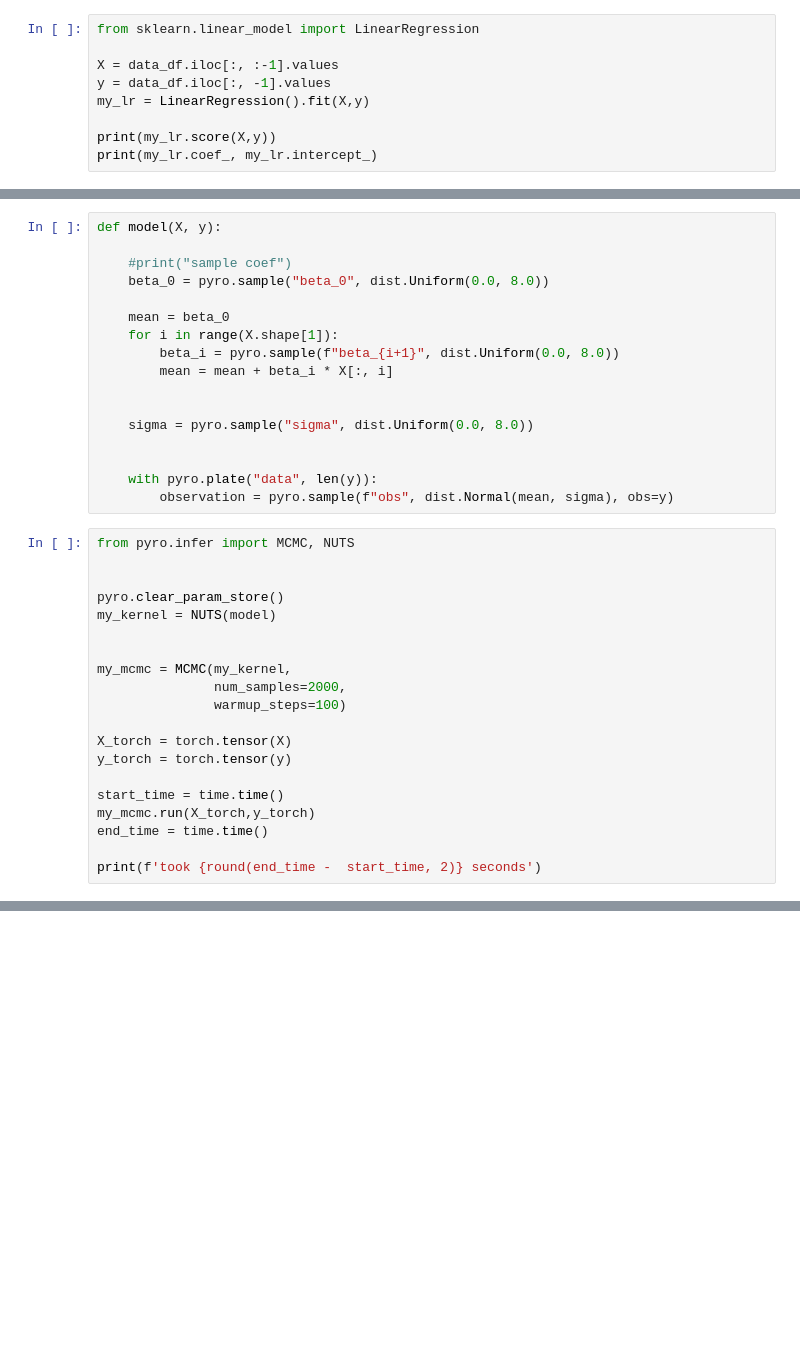
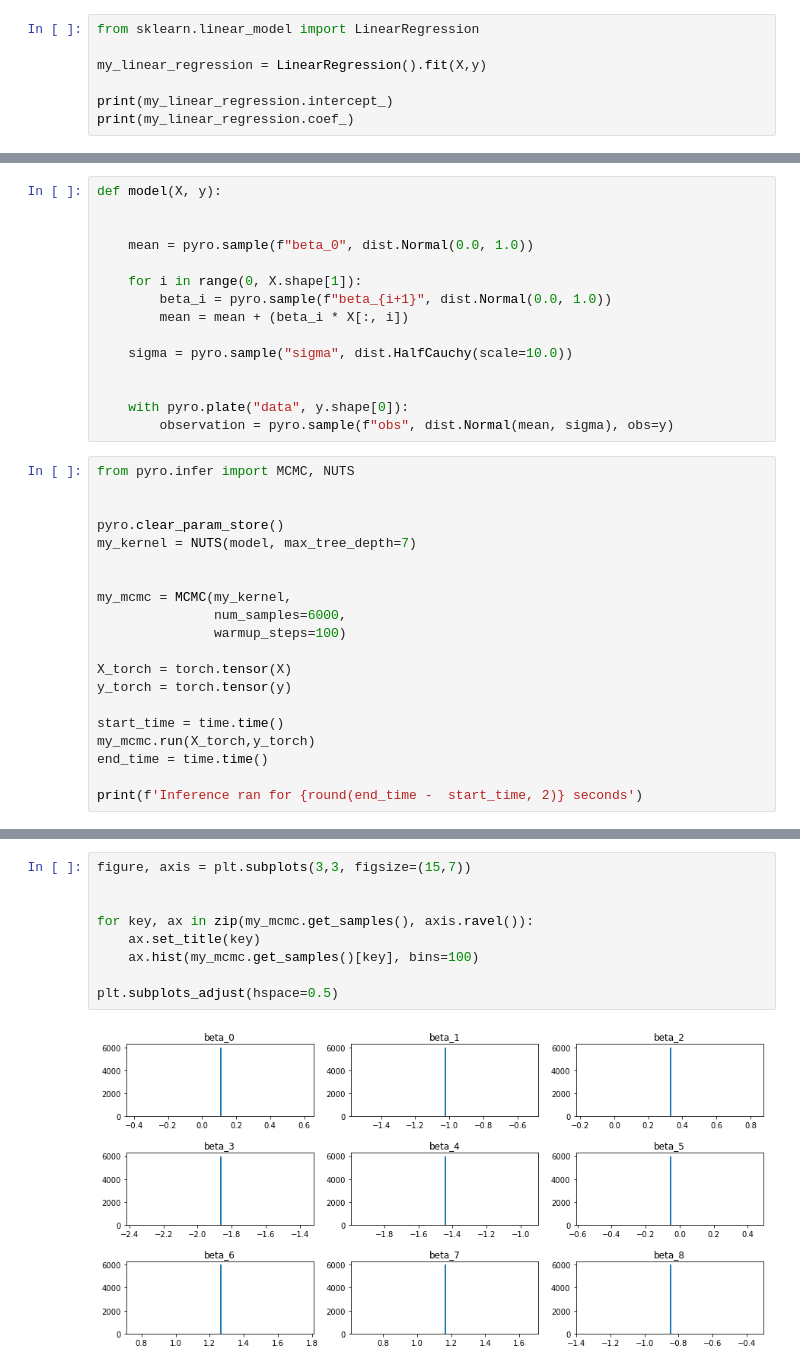
Before and after one commit to bshabashFD/Project-Chronos, a Jupyter notebook: Pyro Tutorial Linear Regression/Pyro Linear Regression.ipynb, the cells around one changed output, grey strips where cells are left out. Saved outputs shown, nothing was run; the diff lists cells and outputs as text; blank space fills up the shorter version.

Commit message:
MCMC works much better with scaled data, experimenting with that

```diff
--- a/Pyro Tutorial Linear Regression/Pyro Linear Regression.ipynb
+++ b/Pyro Tutorial Linear Regression/Pyro Linear Regression.ipynb
@@ -45,10 +27,8 @@ for col in data_df.iloc[:, :-1]:
 # %%
 from sklearn.linear_model import LinearRegression
 
-X = data_df.iloc[:, :-1].values
-y = data_df.iloc[:, -1].values
-my_lr = LinearRegression().fit(X,y)
+my_linear_regression = LinearRegression().fit(X,y)
 
-print(my_lr.score(X,y))
-print(my_lr.coef_, my_lr.intercept_)
+print(my_linear_regression.intercept_)
+print(my_linear_regression.coef_)
 # %% [output]
@@ -57,30 +38,28 @@ print(my_lr.coef_, my_lr.intercept_)
 # %%
 def model(X, y):
 
-    #print("sample coef")
-    beta_0 = pyro.sample("beta_0", dist.Uniform(0.0, 8.0))
 
-    mean = beta_0
-    for i in range(X.shape[1]):
-        beta_i = pyro.sample(f"beta_{i+1}", dist.Uniform(0.0, 8.0))
-        mean = mean + beta_i * X[:, i]
+    mean = pyro.sample(f"beta_0", dist.Normal(0.0, 1.0))
+
+    for i in range(0, X.shape[1]):
+        beta_i = pyro.sample(f"beta_{i+1}", dist.Normal(0.0, 1.0))
+        mean = mean + (beta_i * X[:, i])
+
+    sigma = pyro.sample("sigma", dist.HalfCauchy(scale=10.0))
 
 
-    sigma = pyro.sample("sigma", dist.Uniform(0.0, 8.0))
-
-
-    with pyro.plate("data", len(y)):
+    with pyro.plate("data", y.shape[0]):
         observation = pyro.sample(f"obs", dist.Normal(mean, sigma), obs=y)
 # %%
 from pyro.infer import MCMC, NUTS
 
 
 pyro.clear_param_store()
-my_kernel = NUTS(model)
+my_kernel = NUTS(model, max_tree_depth=7)
 
 
 my_mcmc = MCMC(my_kernel,
-               num_samples=2000,
+               num_samples=6000,
                warmup_steps=100)
 
 X_torch = torch.tensor(X)
@@ -90,5 +69,5 @@ start_time = time.time()
 my_mcmc.run(X_torch,y_torch)
 end_time = time.time()
 
-print(f'took {round(end_time -  start_time, 2)} seconds')
+print(f'Inference ran for {round(end_time -  start_time, 2)} seconds')
 # %% [output]
@@ -131,0 +75,11 @@ plt.show()
+# %%
+figure, axis = plt.subplots(3,3, figsize=(15,7))
+
+
+for key, ax in zip(my_mcmc.get_samples(), axis.ravel()):
+    ax.set_title(key)
+    ax.hist(my_mcmc.get_samples()[key], bins=100)
+
+plt.subplots_adjust(hspace=0.5)
+# %% [output]
+[figure, added]
```
Also changed, not shown: parts of 24 cells of this notebook.
